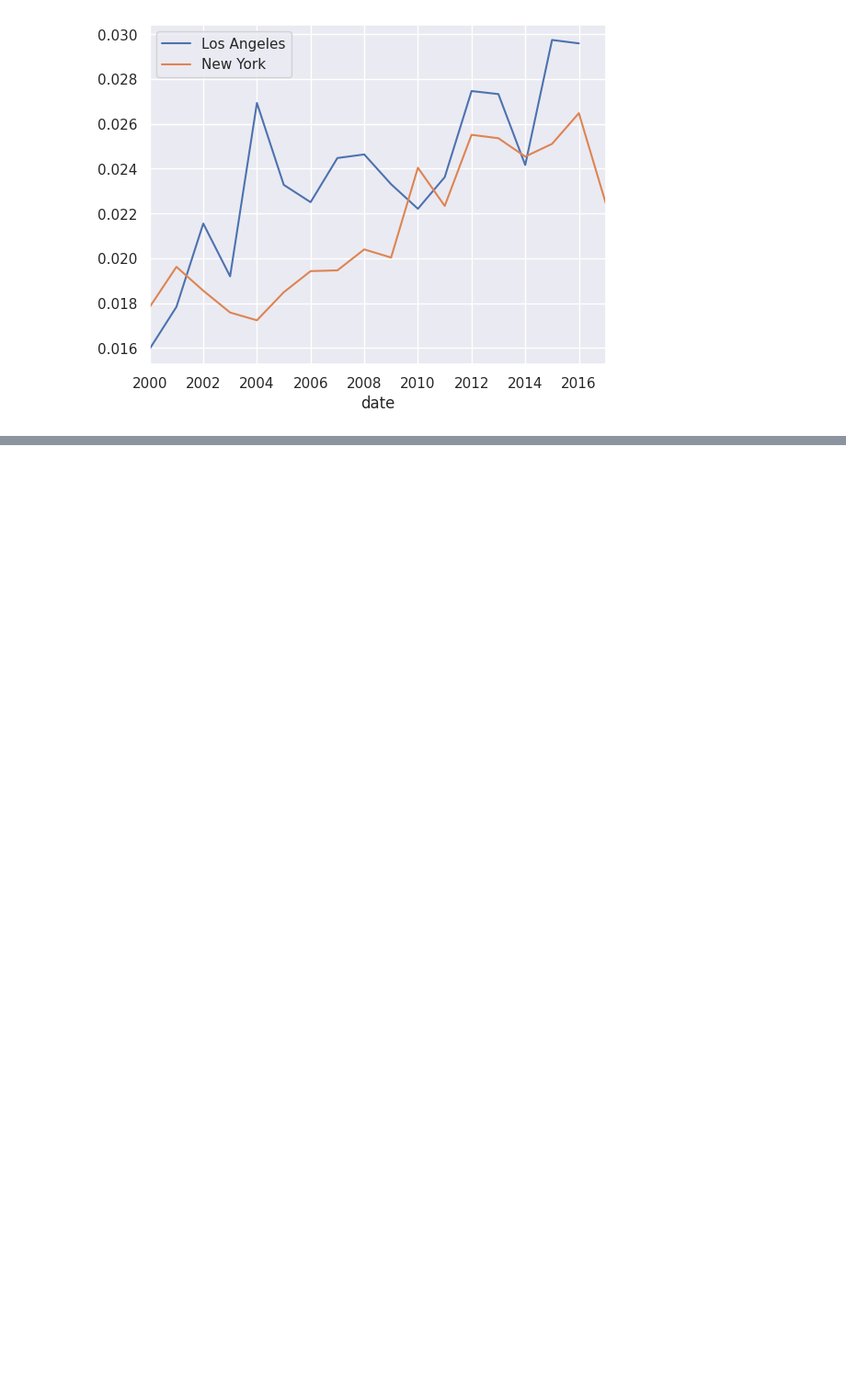
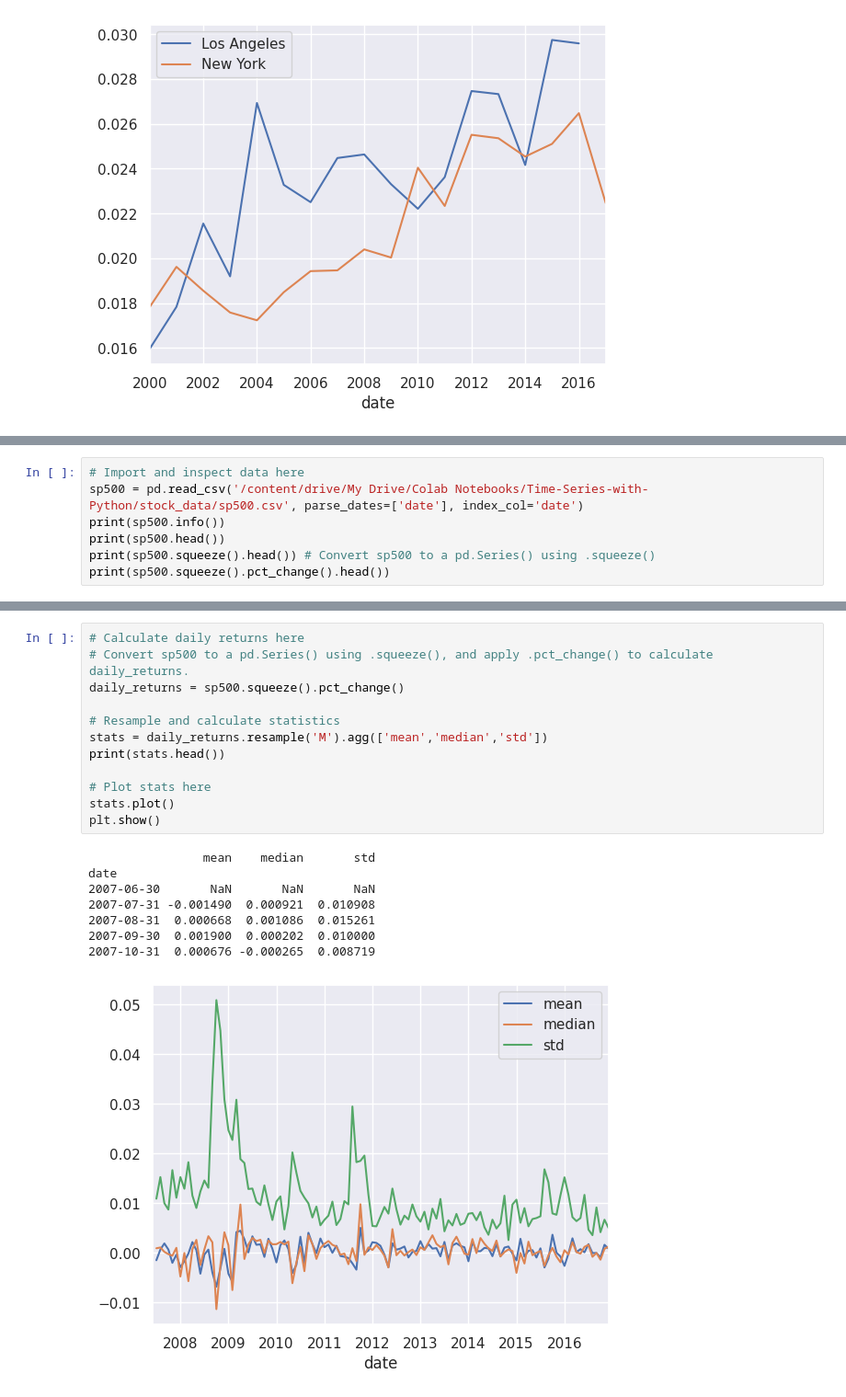
Before and after one commit to MeghanGH/time-series-with-python, a Jupyter notebook: Manipulating_time_series_data_in_python.ipynb, the cells around one changed output, grey strips where cells are left out. Shown at 92% size. Saved outputs shown, nothing was run; the diff lists cells and outputs as text; blank space fills up the shorter version.

```diff
--- a/Manipulating_time_series_data_in_python.ipynb
+++ b/Manipulating_time_series_data_in_python.ipynb
@@ -745,0 +812,7 @@ None
+# %%
+# Import and inspect data here
+sp500 = pd.read_csv('/content/drive/My Drive/Colab Notebooks/Time-Series-with-Python/stock_data/sp500.csv', parse_dates=['date'], index_col='date')
+print(sp500.info())
+print(sp500.head())
+print(sp500.squeeze().head()) # Convert sp500 to a pd.Series() using .squeeze()
+print(sp500.squeeze().pct_change().head())
@@ -745,0 +837,21 @@ None
+# %%
+# Calculate daily returns here
+# Convert sp500 to a pd.Series() using .squeeze(), and apply .pct_change() to calculate daily_returns.
+daily_returns = sp500.squeeze().pct_change()
+
+# Resample and calculate statistics
+stats = daily_returns.resample('M').agg(['mean','median','std'])
+print(stats.head())
+
+# Plot stats here
+stats.plot()
+plt.show()
+# %% [output]
+                mean    median       std
+date
+2007-06-30       NaN       NaN       NaN
+2007-07-31 -0.001490  0.000921  0.010908
+2007-08-31  0.000668  0.001086  0.015261
+2007-09-30  0.001900  0.000202  0.010000
+2007-10-31  0.000676 -0.000265  0.008719
+[figure, added]
```
Also changed, not shown: parts of 15 cells of this notebook.
